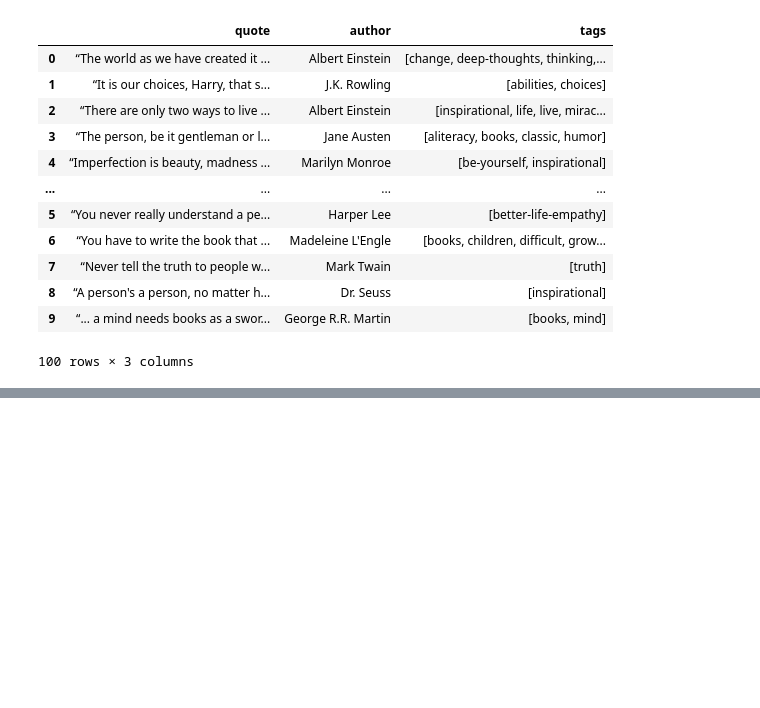
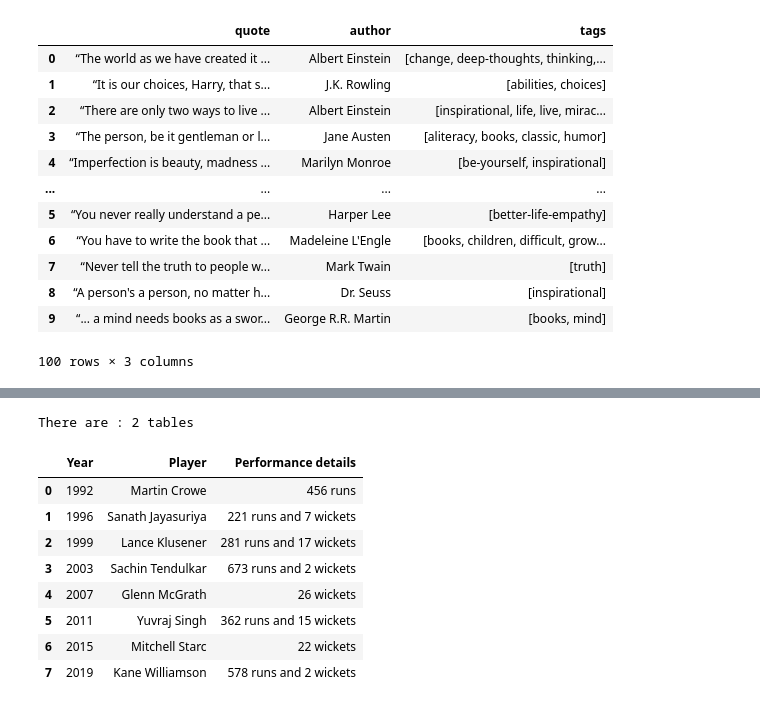
Before and after one commit to ow-gryphon/gryphon-web-scraping, a Jupyter notebook: template/notebooks/web_scraping/[template] HTML Scraping Using Beautiful Soup and Pandas.ipynb, the cells around one changed output, grey strips where cells are left out. Drawn from its saved outputs; the diff is of its cells as text; code cells hidden in the pictures; blank space fills up the shorter version.

```diff
--- a/template/notebooks/web_scraping/[rename] Simple scraping.ipynb
+++ b/template/notebooks/web_scraping/[template] HTML Scraping Using Beautiful Soup and Pandas.ipynb
@@ -246,0 +384,18 @@ df
+# %%
+tables = pd.read_html(URL, match="Performance details")
+print(f"There are : {len(tables)} tables")
+# %% [output]
+There are : 2 tables
+# %%
+# First table
+tables[0]
+# %% [output]
+|  | Year | Player | Performance details |
+| 0 | 1992 | Martin Crowe | 456 runs |
+| 1 | 1996 | Sanath Jayasuriya | 221 runs and 7 wickets |
+| 2 | 1999 | Lance Klusener | 281 runs and 17 wickets |
+| 3 | 2003 | Sachin Tendulkar | 673 runs and 2 wickets |
+| 4 | 2007 | Glenn McGrath | 26 wickets |
+| 5 | 2011 | Yuvraj Singh | 362 runs and 15 wickets |
+| 6 | 2015 | Mitchell Starc | 22 wickets |
+| 7 | 2019 | Kane Williamson | 578 runs and 2 wickets |
```
Also changed, not shown: parts of 39 cells of this notebook, 15 other files.
